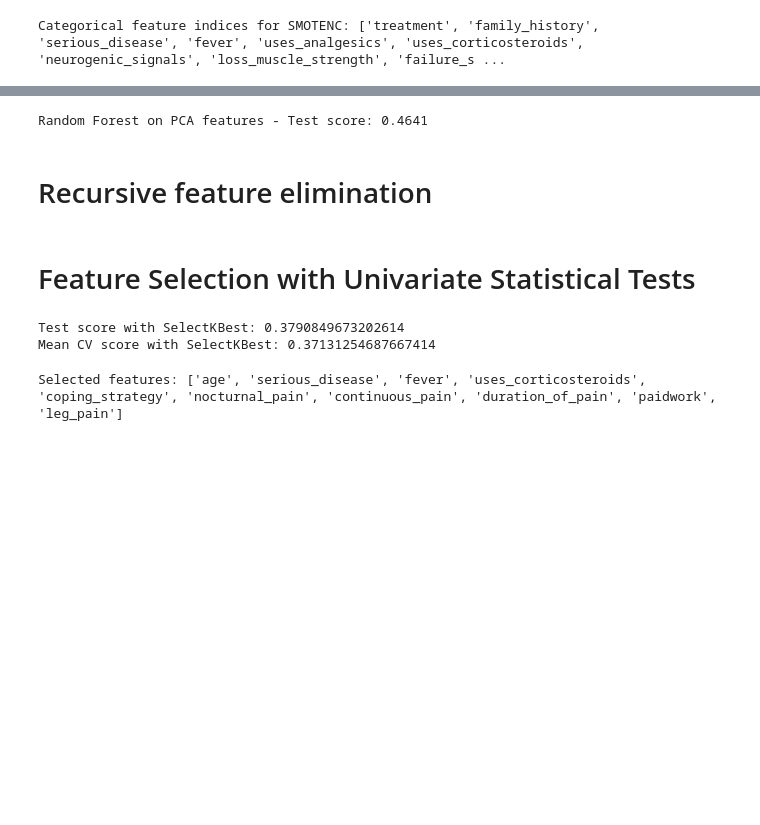
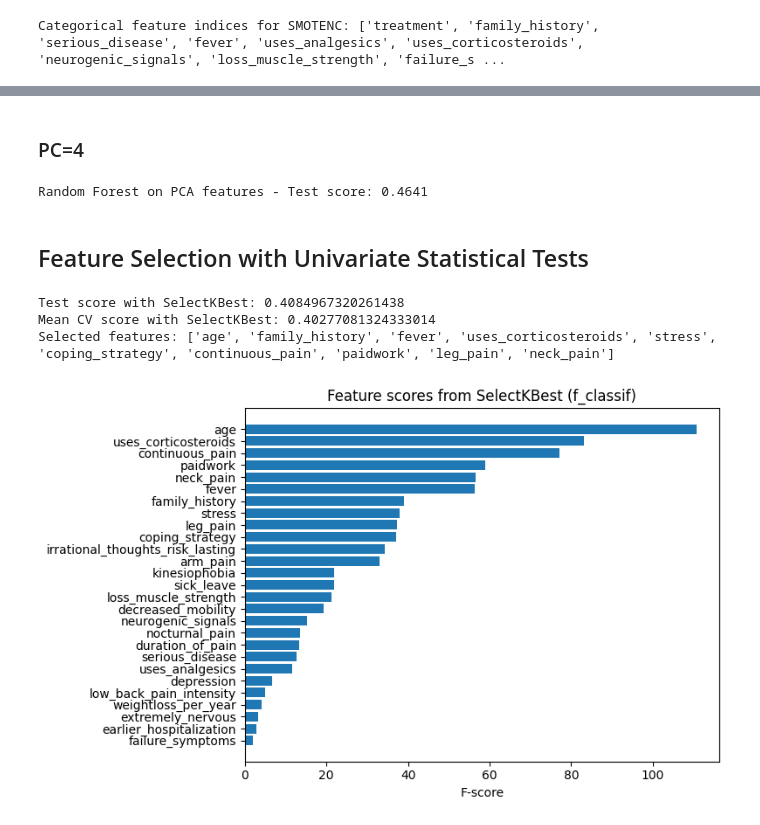
Before and after one commit to mard4/data-science, a Jupyter notebook: project/pipeline.ipynb, the cells around one changed output, grey strips where cells are left out. Drawn from its saved outputs; the diff is of its cells as text; code cells hidden in the pictures; blank space fills up the shorter version.

```diff
--- a/project/pipeline.ipynb
+++ b/project/pipeline.ipynb
@@ -250,9 +253,11 @@ weighted avg       0.42      0.41      0.41       306
+# %% [markdown]
+### PC=4
 # %%
 # Create pipeline up to PCA
 pipeline_pca = ImbPipeline(steps=[
     ('imputer', IterativeImputer(max_iter=50)),
     #('smote', over),  # activate for oversampling
-    ##('undersample', under),   # activate for undersampling
+    #('undersample', under),   # activate for undersampling
     ('scaler', StandardScaler()),
     ('pca', PCA(n_components=4))
 ])
@@ -260,78 +265,60 @@ pipeline_pca = ImbPipeline(steps=[
 X_train_pca = pipeline_pca.fit_transform(X_train, y_train)
 X_test_pca = pipeline_pca.transform(X_test)
 
-# Train classifier separately
-clf_pca = RandomForestClassifier(class_weight='balanced', n_estimators=500, random_state=42)
+clf_pca = RandomForestClassifier(class_weight='balanced', n_estimators=1000, random_state=42)
 clf_pca.fit(X_train_pca, y_train)
 test_score = clf_pca.score(X_test_pca, y_test)
 print(f"Random Forest on PCA features - Test score: {test_score:.4f}")
 # %% [output]
 Random Forest on PCA features - Test score: 0.4641
-# %% [markdown]
-# Recursive feature elimination
 # %% [markdown]
-# Feature Selection with Univariate Statistical Tests
+## Feature Selection with Univariate Statistical Tests
 # %%
 #Feature Selection with Univariate Statistical Tests
 from sklearn.feature_selection import SelectKBest, f_classif
 
 pipeline_kbest = ImbPipeline(steps=[
     ('imputer', IterativeImputer(max_iter=50, skip_complete=True)),
-    #('smote', over),  # activate for oversampling
-    ##('undersample', under),   # activate for undersampling
+    ('smote', over),  # activate for oversampling
+    ('undersample', under),   # activate for undersampling
     ('scaler', StandardScaler()),
     ('select', SelectKBest(score_func=f_classif, k=10)),  # <-- Select top 10 features
     ('classifier', RandomForestClassifier(class_weight='balanced',n_estimators=1000,random_state=42))
 ])
 pipeline_kbest.fit(X_train, y_train)
 score_kbest = pipeline_kbest.score(X_test, y_test)
 print("Test score with SelectKBest:", score_kbest)
 
 cv_scores_kbest = cross_val_score(pipeline_kbest, X, y, cv=5)
 print("Mean CV score with SelectKBest:", cv_scores_kbest.mean())
 selector = pipeline_kbest.named_steps['select']
 selected_mask = selector.get_support()
+
+
+## get feature names
+final_names = X_fe_df.columns
+selected_feature_names_ust = np.array(final_names)[selected_mask]
+print("Selected features:", selected_feature_names_ust.tolist())
+
+scores = selector.scores_
+
+# Sort features and scores by score descending
+sorted_indices = np.argsort(scores)[::-1]
+sorted_names = np.array(final_names)[sorted_indices]
+sorted_scores = scores[sorted_indices]
+
+plt.figure(figsize=(8, 5))
+plt.barh(sorted_names, sorted_scores)
+plt.xlabel("F-score")
+plt.title("Feature scores from SelectKBest (f_classif)")
+plt.gca().invert_yaxis()  # Highest score on top
+plt.tight_layout()
+plt.show()
 # %% [output]
-Test score with SelectKBest: 0.3790849673202614
-Mean CV score with SelectKBest: 0.37131254687667414
+Test score with SelectKBest: 0.4084967320261438
+Mean CV score with SelectKBest: 0.40277081324333014
+Selected features: ['age', 'family_history', 'fever', 'uses_corticosteroids', 'stress', 'coping_strategy', 'continuous_pain', 'paidwork', 'leg_pain', 'neck_pain']
+[figure, added]
-# %%
-# Step 1: Run feature engineering manually
-fe = pipeline_kbest.named_steps['feature_engineering']
-X_fe = fe.transform(X_train)  # shape: (n_samples, n_features_after_FE)
-
-# Step 2: Build final feature names list that matches the output exactly
-base_names = list(fe.column_names)
-
-# Drop columns that are removed in transform()
-to_drop = [
-    'kinesiophobia_pain_stop',
-    'kinesiophobia_physical_exercise',
-    'arm_left_pain_intensity',
-    'arm_right_pain_intensity',
-    'leg_left_pain_intensity',
-    'leg_right_pain_intensity',
-    'neck_pain_intensity',
-]
-final_names = [name for name in base_names if name not in to_drop]
-
-# Add engineered features (in the exact order from your transformer!)
-final_names += ['arm_pain', 'leg_pain', 'neck_pain', 'kinesiophobia']
-
-# You also converted 'age' to a numeric, but did not drop it by name
-# So it stays as 'age'
-# (Double-check that your transformer doesn't rename or drop it)
-
-# Step 3: Ensure the names match the actual shape
-assert len(final_names) == X_fe.shape[1], f"Name count ({len(final_names)}) != features ({X_fe.shape[1]})"
-
-# Step 4: Apply SelectKBest mask
-selector = pipeline_kbest.named_steps['select']
-mask = selector.get_support()
-
-selected_feature_names = np.array(final_names)[mask]
-print("Selected features:", selected_feature_names.tolist())
-# %% [output]
-Selected features: ['age', 'serious_disease', 'fever', 'uses_corticosteroids', 'coping_strategy', 'nocturnal_pain', 'continuous_pain', 'duration_of_pain', 'paidwork', 'leg_pain']
 # %%
 ### re-run the pipeline with selected features
 
```
Also changed, not shown: parts of 35 cells of this notebook, 2 other files.
